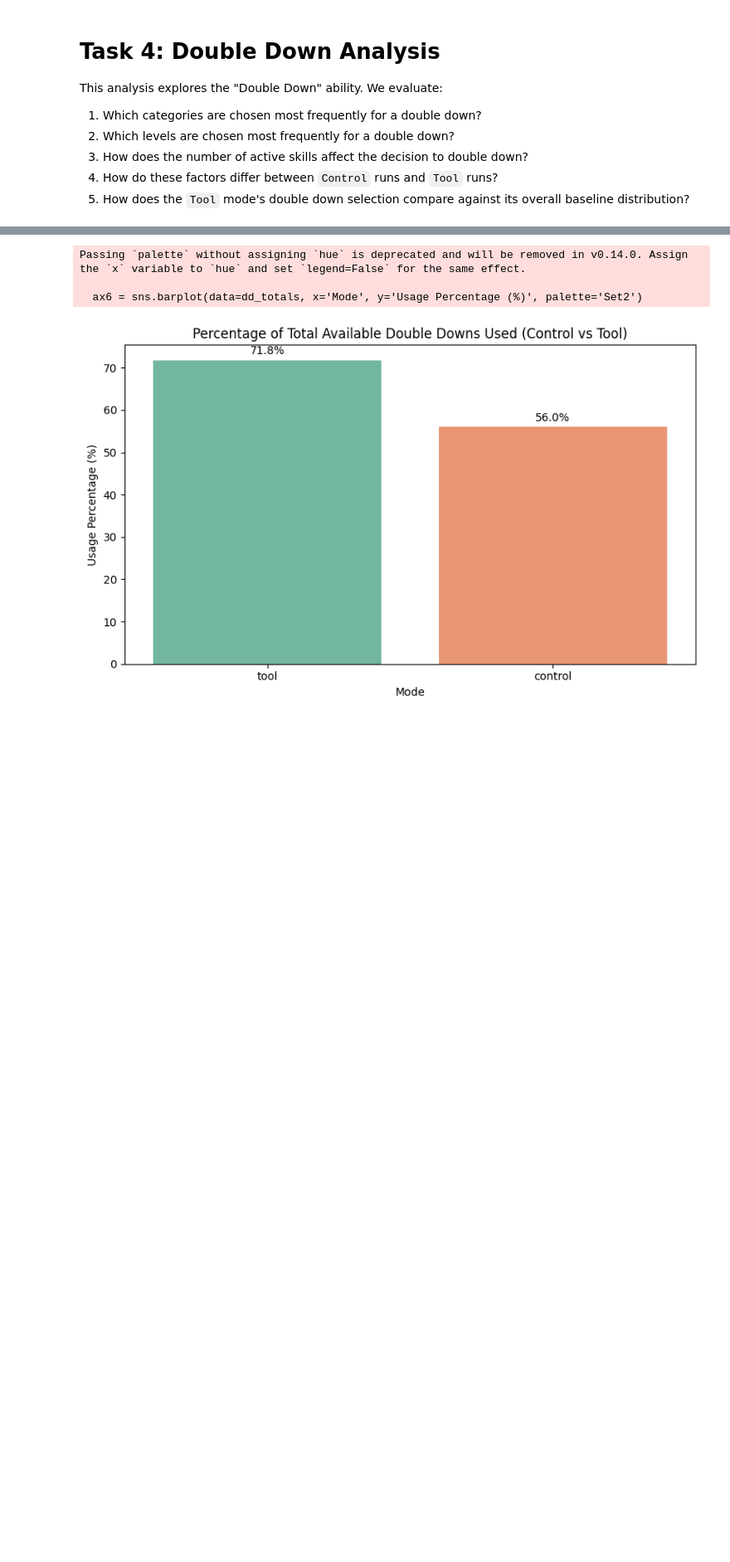
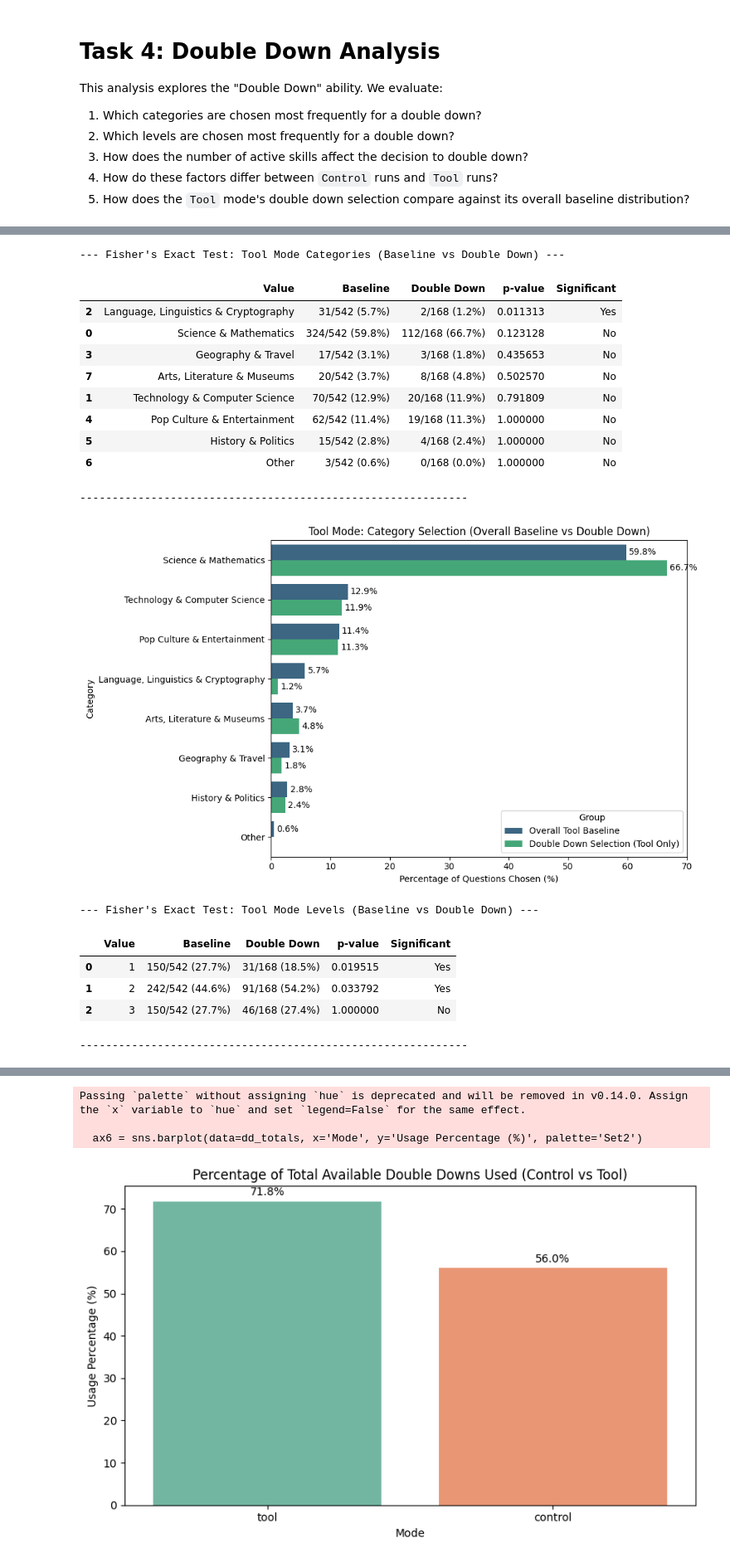
Before and after one commit to Lakindu2003/dungeon_of_self, a Jupyter notebook: backend/results_viewer/notebooks/task_4_double_down.ipynb, the cells around one changed output, grey strips where cells are left out. Shown at 83% size. Cells and saved outputs as stored; diff of their text form; code cells hidden in the pictures; blank space fills up the shorter version.

```diff
--- a/backend/results_viewer/notebooks/task_4_double_down.ipynb
+++ b/backend/results_viewer/notebooks/task_4_double_down.ipynb
@@ -219,0 +162,75 @@ plt.show()
+# %%
+# ==========================================================
+# 4. Tool Mode: Double Down vs Overall Baseline - CATEGORY
+# ==========================================================
+df_overall_cat = pd.DataFrame(all_tool_categories, columns=['category'])
+overall_cat_counts = df_overall_cat['category'].value_counts(normalize=True).reset_index()
+overall_cat_counts.columns = ['Category', 'Percentage']
+overall_cat_counts['Group'] = 'Overall Tool Baseline'
+
+dd_cat_counts = df_dd_tool['category'].value_counts(normalize=True).reset_index()
+dd_cat_counts.columns = ['Category', 'Percentage']
+dd_cat_counts['Group'] = 'Double Down Selection (Tool Only)'
+
+# Fisher Test: Baseline vs Double Down (Tool Only) - Category
+print_fisher_results(df_overall_cat['category'], df_dd_tool['category'], 'Baseline', 'Double Down', 'Tool Mode Categories')
+
+combined_cat = pd.concat([overall_cat_counts, dd_cat_counts])
+combined_cat['Percentage'] *= 100
+
+plt.figure(figsize=(10, 6))
+ax4 = sns.barplot(data=combined_cat, y='Category', x='Percentage', hue='Group', palette='viridis')
+plt.title('Tool Mode: Category Selection (Overall Baseline vs Double Down)')
+plt.xlabel('Percentage of Questions Chosen (%)')
+plt.ylabel('Category')
+for container in ax4.containers:
+    ax4.bar_label(container, fmt='%.1f%%', padding=3)
+plt.tight_layout()
+plt.show()
+
+# ==========================================================
+# 5. Tool Mode: Double Down vs Overall Baseline - LEVEL
+# ==========================================================
+df_overall_lvl = pd.DataFrame(all_tool_levels, columns=['level'])
+overall_lvl_counts = df_overall_lvl['level'].value_counts(normalize=True).reset_index()
+overall_lvl_counts.columns = ['Level', 'Percentage']
+overall_lvl_counts['Group'] = 'Overall Tool Baseline'
+
+dd_lvl_counts = df_dd_tool['level'].value_counts(normalize=True).reset_index()
+dd_lvl_counts.columns = ['Level', 'Percentage']
+dd_lvl_counts['Group'] = 'Double Down Selection (Tool Only)'
+
+# Fisher Test: Baseline vs Double Down (Tool Only) - Level
+print_fisher_results(df_overall_lvl['level'], df_dd_tool['level'], 'Baseline', 'Double Down', 'Tool Mode Levels')
+
+combined_lvl = pd.concat([overall_lvl_counts, dd_lvl_counts])
+combined_lvl['Percentage'] *= 100
+
+plt.figure(figsize=(10, 6))
+ax5 = sns.barplot(data=combined_lvl, x='Level', y='Percentage', hue='Group', palette='magma')
+plt.title('Tool Mode: Level Selection (Overall Baseline vs Double Down)')
+plt.ylabel('Percentage of Questions Chosen (%)')
+plt.xlabel('Question Level')
+for container in ax5.containers:
+    ax5.bar_label(container, fmt='%.1f%%', padding=3)
+plt.tight_layout()
+plt.show()
+# %% [output]
+--- Fisher's Exact Test: Tool Mode Categories (Baseline vs Double Down) ---
+|  | Value | Baseline | Double Down | p-value | Significant |
+| 2 | Language, Linguistics & Cryptography | 31/542 (5.7%) | 2/168 (1.2%) | 0.011313 | Yes |
+| 0 | Science & Mathematics | 324/542 (59.8%) | 112/168 (66.7%) | 0.123128 | No |
+| 3 | Geography & Travel | 17/542 (3.1%) | 3/168 (1.8%) | 0.435653 | No |
+| 7 | Arts, Literature & Museums | 20/542 (3.7%) | 8/168 (4.8%) | 0.502570 | No |
+| 1 | Technology & Computer Science | 70/542 (12.9%) | 20/168 (11.9%) | 0.791809 | No |
+| 4 | Pop Culture & Entertainment | 62/542 (11.4%) | 19/168 (11.3%) | 1.000000 | No |
+| 5 | History & Politics | 15/542 (2.8%) | 4/168 (2.4%) | 1.000000 | No |
+| 6 | Other | 3/542 (0.6%) | 0/168 (0.0%) | 1.000000 | No |
+------------------------------------------------------------
+[figure, added]
+--- Fisher's Exact Test: Tool Mode Levels (Baseline vs Double Down) ---
+|  | Value | Baseline | Double Down | p-value | Significant |
+| 0 | 1 | 150/542 (27.7%) | 31/168 (18.5%) | 0.019515 | Yes |
+| 1 | 2 | 242/542 (44.6%) | 91/168 (54.2%) | 0.033792 | Yes |
+| 2 | 3 | 150/542 (27.7%) | 46/168 (27.4%) | 1.000000 | No |
+------------------------------------------------------------
```
Also changed, not shown: parts of 15 cells of this notebook, 7 other files.
